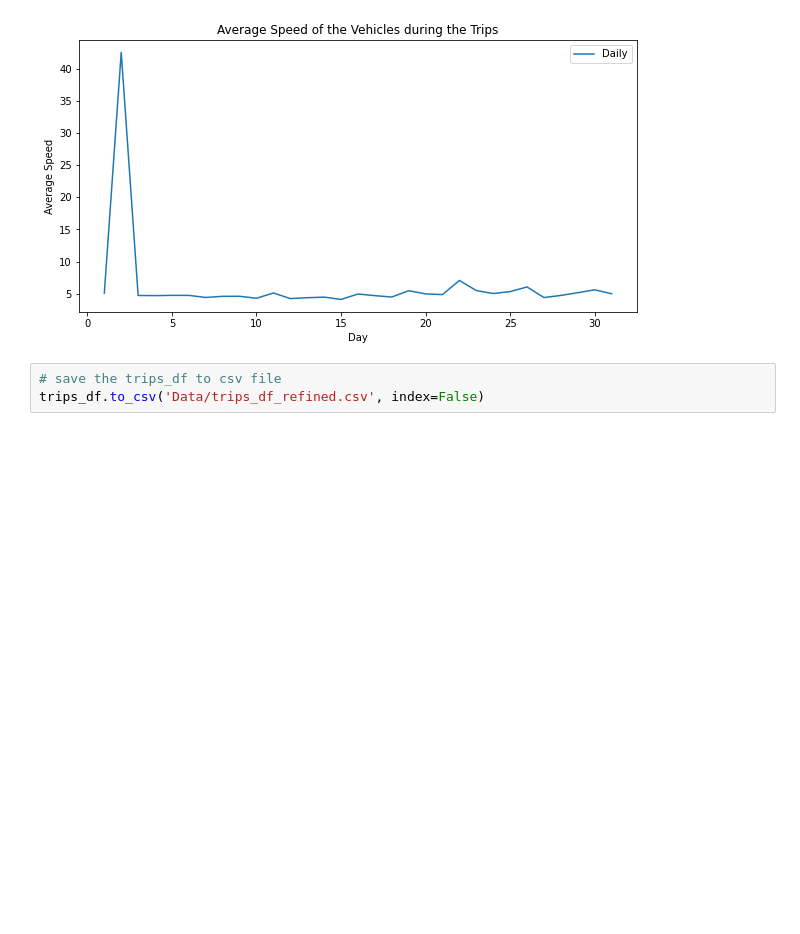
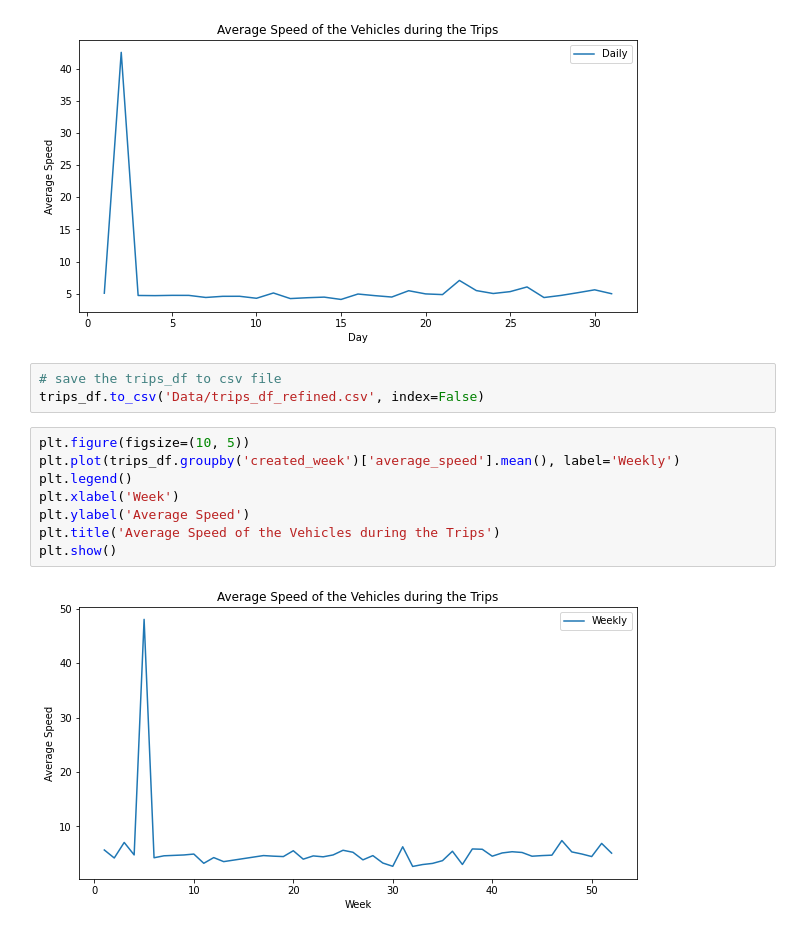
Before and after one commit to Ronnie-Leon76/Yatsa-Analytics, a Jupyter notebook: Yatsa-Analytics-EDA.ipynb, the cells around one changed output. Cells and saved outputs as stored; diff of their text form; blank space fills up the shorter version.

Commit message:
Added visualizations on average speed vs day/week/month

```diff
--- a/Yatsa-Analytics-EDA.ipynb
+++ b/Yatsa-Analytics-EDA.ipynb
@@ -440,3 +440,13 @@ plt.show()
 # %%
 # save the trips_df to csv file
 trips_df.to_csv('Data/trips_df_refined.csv', index=False)
+# %%
+plt.figure(figsize=(10, 5))
+plt.plot(trips_df.groupby('created_week')['average_speed'].mean(), label='Weekly')
+plt.legend()
+plt.xlabel('Week')
+plt.ylabel('Average Speed')
+plt.title('Average Speed of the Vehicles during the Trips')
+plt.show()
+# %% [output]
+[figure, added]
```
Also changed, not shown: parts of 4 cells of this notebook.
